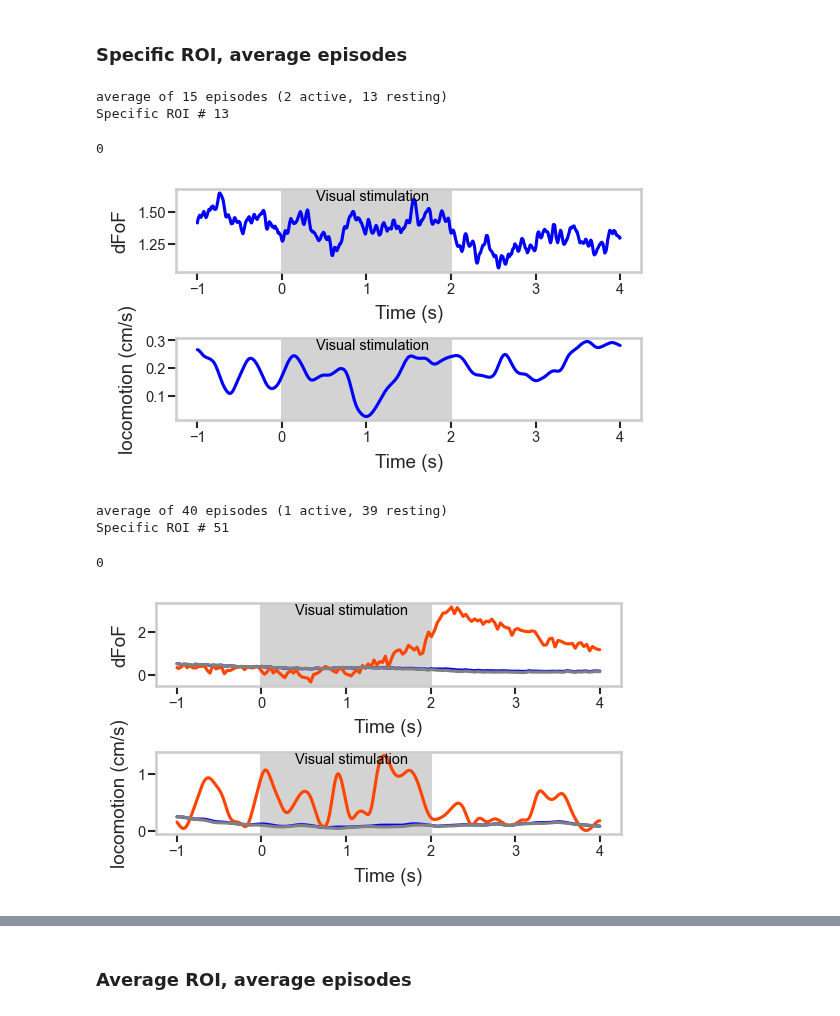
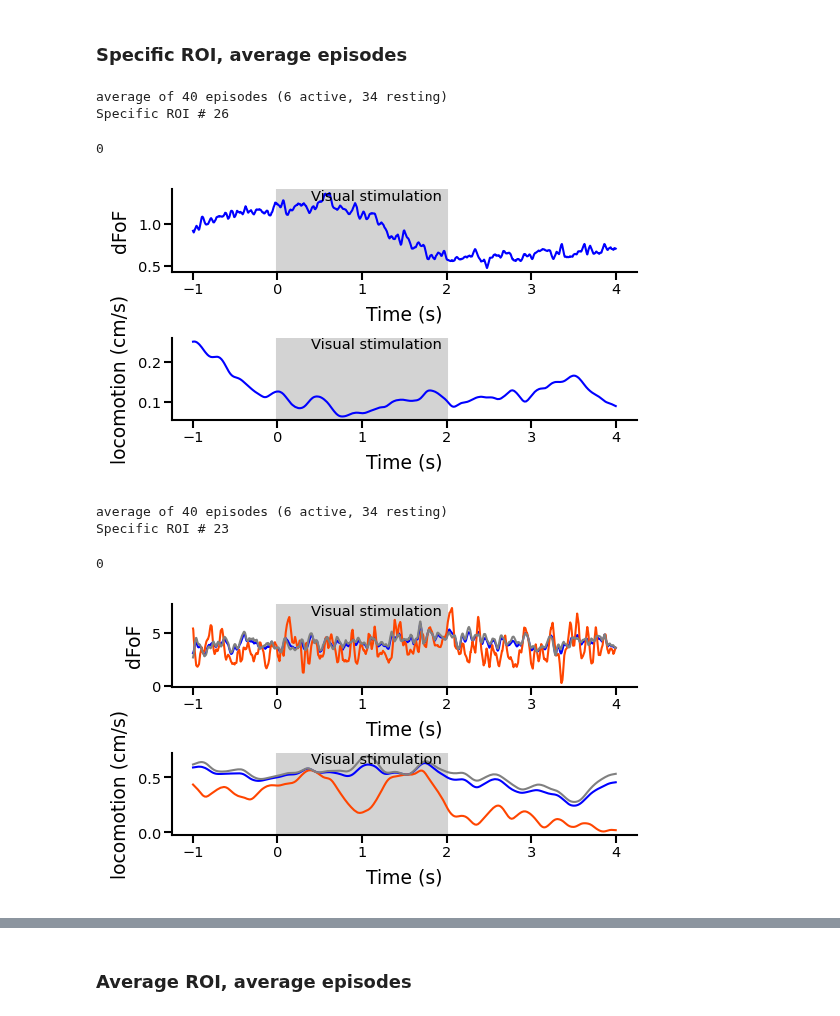
Before and after one commit to LauraGonzalez2000/physion, a Jupyter notebook: notebooks/personalized/Behavioral_modulation_of_visually_evoked_activity.ipynb, the cells around one changed output, grey strips where cells are left out. Drawn from its saved outputs; the diff is of its cells as text; code cells hidden in the pictures.

```diff
--- a/notebooks/personalized/Behavioral_modulation_of_visually_evoked_activity.ipynb
+++ b/notebooks/personalized/Behavioral_modulation_of_visually_evoked_activity.ipynb
@@ -432,26 +510,26 @@ def plot_dFoF_locomotion(episodes,
         if roi_n is None:
             print(f"average of {episodes.dFoF.shape[1]} ROIs")
             if general:
-                AX[0].plot(ep.t, ep.dFoF[:, :, :].mean(axis=0).mean(axis=0), color='blue')
-                AX[1].plot(ep.t, ep.running_speed[:, :].mean(axis=0), color='blue')
+                AX[0].plot(episodes.t, episodes.dFoF[:, :, :].mean(axis=0).mean(axis=0), color='blue')
+                AX[1].plot(episodes.t, episodes.running_speed[:, :].mean(axis=0), color='blue')
             if active:
-                AX[0].plot(ep.t, ep.dFoF[HMcond, :, :].mean(axis=0).mean(axis=0), color='orangered')
-                AX[1].plot(ep.t, ep.running_speed[HMcond, :].mean(axis=0), color="orangered")
+                AX[0].plot(episodes.t, episodes.dFoF[HMcond, :, :].mean(axis=0).mean(axis=0), color='orangered')
+                AX[1].plot(episodes.t, episodes.running_speed[HMcond, :].mean(axis=0), color="orangered")
             if resting:
-                AX[0].plot(ep.t, ep.dFoF[~HMcond, :, :].mean(axis=0).mean(axis=0), color = 'grey')
-                AX[1].plot(ep.t, ep.running_speed[~HMcond, :].mean(axis=0), color = "grey")
+                AX[0].plot(episodes.t, episodes.dFoF[~HMcond, :, :].mean(axis=0).mean(axis=0), color = 'grey')
+                AX[1].plot(episodes.t, episodes.running_speed[~HMcond, :].mean(axis=0), color = "grey")
 
         else:
             print(f"Specific ROI # {roi_n}")
             if general:
-                AX[0].plot(ep.t, ep.dFoF[:, roi_n, :].mean(axis=0), color='blue')
-                AX[1].plot(ep.t, ep.running_speed[:, :].mean(axis=0), color='blue')
+                AX[0].plot(episodes.t, episodes.dFoF[:, roi_n, :].mean(axis=0), color='blue')
+                AX[1].plot(episodes.t, episodes.running_speed[:, :].mean(axis=0), color='blue')
             if active:
-                AX[0].plot(ep.t, ep.dFoF[HMcond, roi_n, :].mean(axis=0), color='orangered')
-                AX[1].plot(ep.t, ep.running_speed[HMcond, :].mean(axis=0), color="orangered")
+                AX[0].plot(episodes.t, episodes.dFoF[HMcond, roi_n, :].mean(axis=0), color='orangered')
+                AX[1].plot(episodes.t, episodes.running_speed[HMcond, :].mean(axis=0), color="orangered")
             if resting:
-                AX[0].plot(ep.t, ep.dFoF[~HMcond, roi_n, :].mean(axis=0), color = 'grey')
-                AX[1].plot(ep.t, ep.running_speed[~HMcond, :].mean(axis=0), color = "grey")
+                AX[0].plot(episodes.t, episodes.dFoF[~HMcond, roi_n, :].mean(axis=0), color = 'grey')
+                AX[1].plot(episodes.t, episodes.running_speed[~HMcond, :].mean(axis=0), color = "grey")
 
     else: #specific episode
         state = ['active' if HMcond[episode_n] else 'resting']
@@ -461,12 +539,12 @@ def plot_dFoF_locomotion(episodes,
 
         if roi_n is None:
             print(f"average of {episodes.dFoF.shape[1]} ROIs")
-            AX[0].plot(ep.t, ep.dFoF[episode_n, :, :].mean(axis=0), color=color)
-            AX[1].plot(ep.t, ep.running_speed[episode_n, :], color=color)
+            AX[0].plot(episodes.t, episodes.dFoF[episode_n, :, :].mean(axis=0), color=color)
+            AX[1].plot(episodes.t, episodes.running_speed[episode_n, :], color=color)
         else:
             print(f"Specific ROI # {roi_n}")
-            AX[0].plot(ep.t, ep.dFoF[episode_n, roi_n, :], color=color)
-            AX[1].plot(ep.t, ep.running_speed[episode_n, :], color=color)
+            AX[0].plot(episodes.t, episodes.dFoF[episode_n, roi_n, :], color=color)
+            AX[1].plot(episodes.t, episodes.running_speed[episode_n, :], color=color)
 
     AX[0].set_ylabel('dFoF', fontsize=9)
     AX[1].set_ylabel('locomotion (cm/s)', fontsize=9)
@@ -622,32 +757,32 @@ average of 80 ROIs
 # %% [markdown]
 ### Specific ROI, average episodes
 # %%
-roi = random.randint(0, ep.dFoF.shape[1]-1)  #chosen randomly  #roi=17
+roi = random.randint(0, Ep_MvDots.dFoF.shape[1]-1)  #chosen randomly  #roi=17
 
-plot_dFoF_locomotion(ep,
-                     HMcond,
+plot_dFoF_locomotion(Ep_MvDots,
+                     HMcond_MvDots,
                      roi_n=roi,
                      episode_n = None,
                      general=True,
                      active=False,
                      resting=False)
 # %% [output]
-average of 15 episodes (2 active, 13 resting)
-Specific ROI # 13
+average of 40 episodes (6 active, 34 resting)
+Specific ROI # 26
 0
-[figure, old version]
+[figure, new version]
 # %%
-plot_dFoF_locomotion(ep,
-                     HMcond,
+plot_dFoF_locomotion(Ep_MvDots,
+                     HMcond_MvDots,
                      roi_n=roi,
                      episode_n = None,
                      general=True,
                      active=True,
                      resting=True)
 # %% [output]
-average of 40 episodes (1 active, 39 resting)
-Specific ROI # 51
+average of 40 episodes (6 active, 34 resting)
+Specific ROI # 23
 0
-[figure, old version]
+[figure, new version]
 # %%
 roi = 14 #random.randint(0, ep.dFoF.shape[1]-1)  #chosen randomly  #roi=17
```
Also changed, not shown: parts of 50 cells of this notebook, 2 other files.
